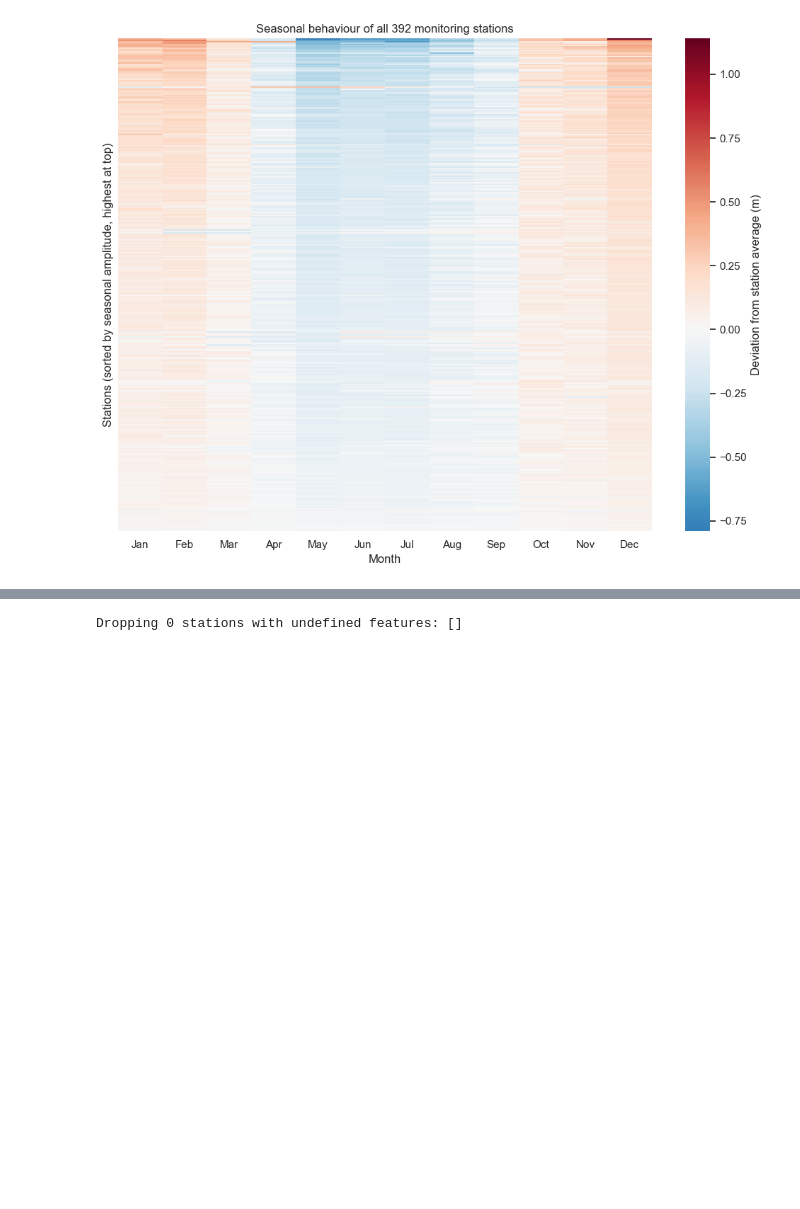
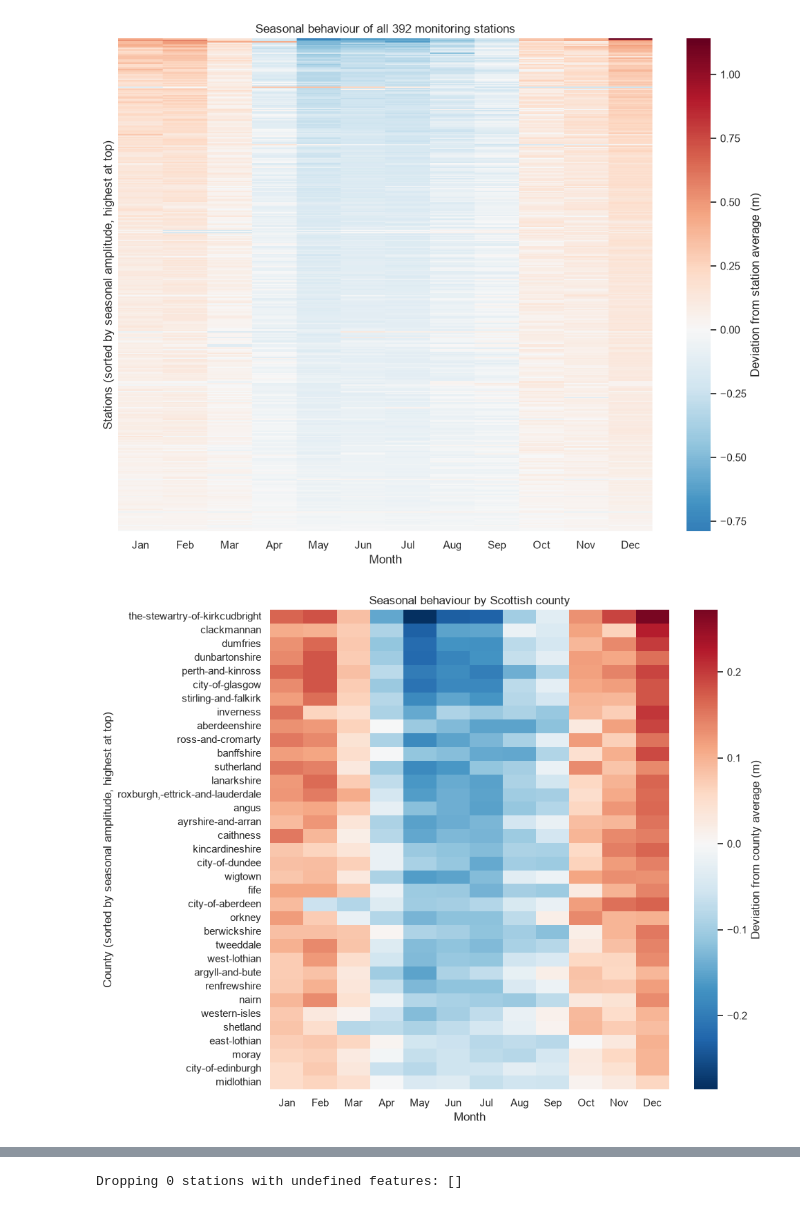
Before and after one commit to Finnmc3/ML-Project, a Jupyter notebook: Data and notebook/project.ipynb, the cells around one changed output, grey strips where cells are left out. Drawn from its saved outputs; the diff is of its cells as text; code cells hidden in the pictures; blank space fills up the shorter version.

```diff
--- a/Data and notebook/project.ipynb
+++ b/Data and notebook/project.ipynb
@@ -454,4 +443,41 @@ plt.tight_layout()
 plt.show()
 # %% [output]
 [figure]
+# %%
+# Average level of every county in each calendar month (rows = counties, columns = months 1-12)
+monthly_avg = (
+    df_main.assign(month=df_main["Date"].dt.month)    # add a month column (1 = Jan ... 12 = Dec)
+    .groupby(["County", "month"])["Avg_Level"]
+    .mean()                                           # mean level per county per month
+    .unstack()                                        # turn the months into columns
+)
+
+# Subtract each county's own mean (month average - yearly average), so every row shows
+# ups and downs around 0. This removes the zero-point problem and makes counties comparable.
+row_norm = monthly_avg.sub(monthly_avg.mean(axis=1), axis=0)
+
+# Seasonal amplitude = wettest month minus driest month (also used later as a clustering feature)
+seasonal_amp = monthly_avg.max(axis=1) - monthly_avg.min(axis=1)
+# Sort the counties so the most seasonal ones are at the top of the plot
+row_norm = row_norm.loc[seasonal_amp.sort_values(ascending=False).index]
+
+# Heatmap of seasonal behaviour of all Scottish counties
+fig, ax = plt.subplots(figsize=(10, 8))
+sns.heatmap(
+    row_norm,
+    cmap="RdBu_r",           # red = above the county's mean, blue = below
+    center=0,                # white = exactly the county's mean
+    yticklabels=True,        # show county names (only ~30 rows, so they fit nicely)
+    xticklabels=["Jan","Feb","Mar","Apr","May","Jun",
+                 "Jul","Aug","Sep","Oct","Nov","Dec"],
+    cbar_kws={"label": "Deviation from county average (m)"},
+    ax=ax,
+)
+ax.set_xlabel("Month")
+ax.set_ylabel("County (sorted by seasonal amplitude, highest at top)")
+ax.set_title("Seasonal behaviour by Scottish county")
+plt.tight_layout()
+plt.show()
+# %% [output]
+[figure, added]
 # %% [markdown]
```
Also changed, not shown: parts of 26 cells of this notebook.
